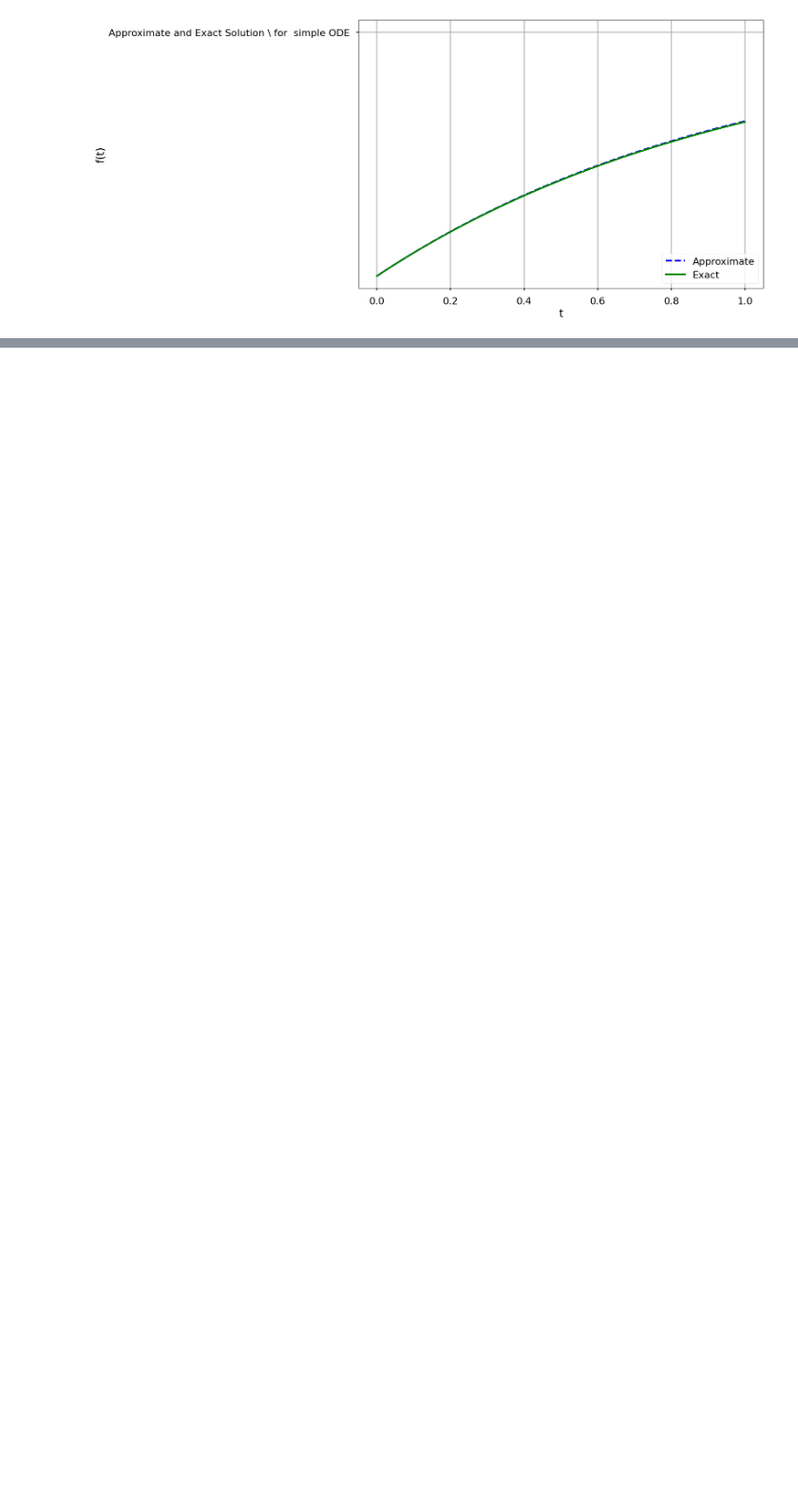
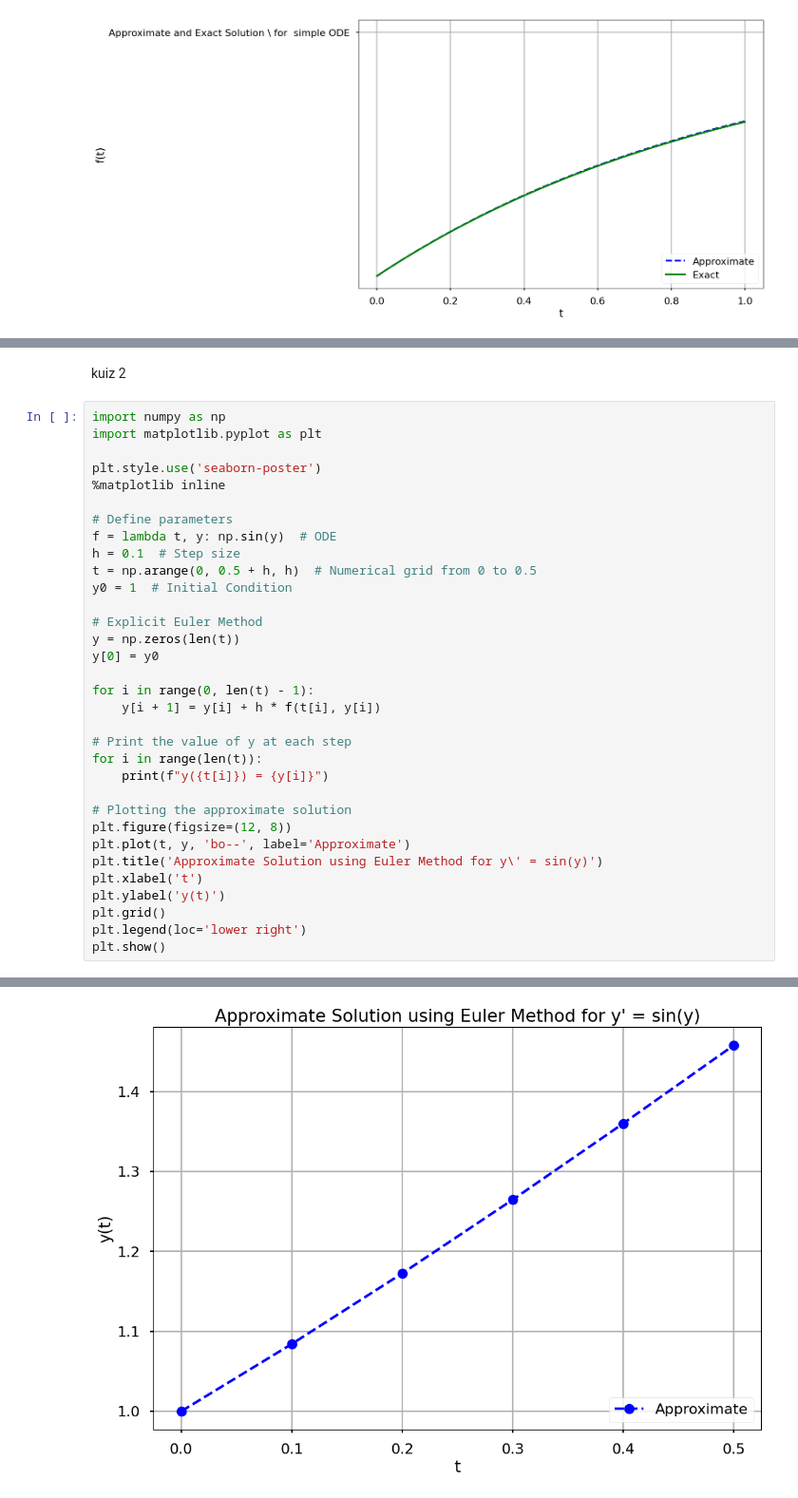
Before and after one commit to KGmar12/tugasSClabsesi1, a Jupyter notebook: 2702274652_Eduard_Mario_Kayesa_Euler_Method.ipynb, the cells around one changed output, grey strips where cells are left out. Shown: that part at 95% size. Saved outputs shown, nothing was run; the diff lists cells and outputs as text; blank space fills up the shorter version.

```diff
--- a/2702274652_Eduard_Mario_Kayesa_Euler_Method.ipynb
+++ b/2702274652_Eduard_Mario_Kayesa_Euler_Method.ipynb
@@ -56,0 +93,36 @@ plt.show()
+# %% [markdown]
+kuiz 2
+# %%
+import numpy as np
+import matplotlib.pyplot as plt
+
+plt.style.use('seaborn-poster')
+%matplotlib inline
+
+# Define parameters
+f = lambda t, y: np.sin(y)  # ODE
+h = 0.1  # Step size
+t = np.arange(0, 0.5 + h, h)  # Numerical grid from 0 to 0.5
+y0 = 1  # Initial Condition
+
+# Explicit Euler Method
+y = np.zeros(len(t))
+y[0] = y0
+
+for i in range(0, len(t) - 1):
+    y[i + 1] = y[i] + h * f(t[i], y[i])
+
+# Print the value of y at each step
+for i in range(len(t)):
+    print(f"y({t[i]}) = {y[i]}")
+
+# Plotting the approximate solution
+plt.figure(figsize=(12, 8))
+plt.plot(t, y, 'bo--', label='Approximate')
+plt.title('Approximate Solution using Euler Method for y\' = sin(y)')
+plt.xlabel('t')
+plt.ylabel('y(t)')
+plt.grid()
+plt.legend(loc='lower right')
+plt.show()
+# %% [output]
@@ -56,0 +135 @@ plt.show()
+[figure, added]
```
Also changed, not shown: parts of 3 cells of this notebook.
